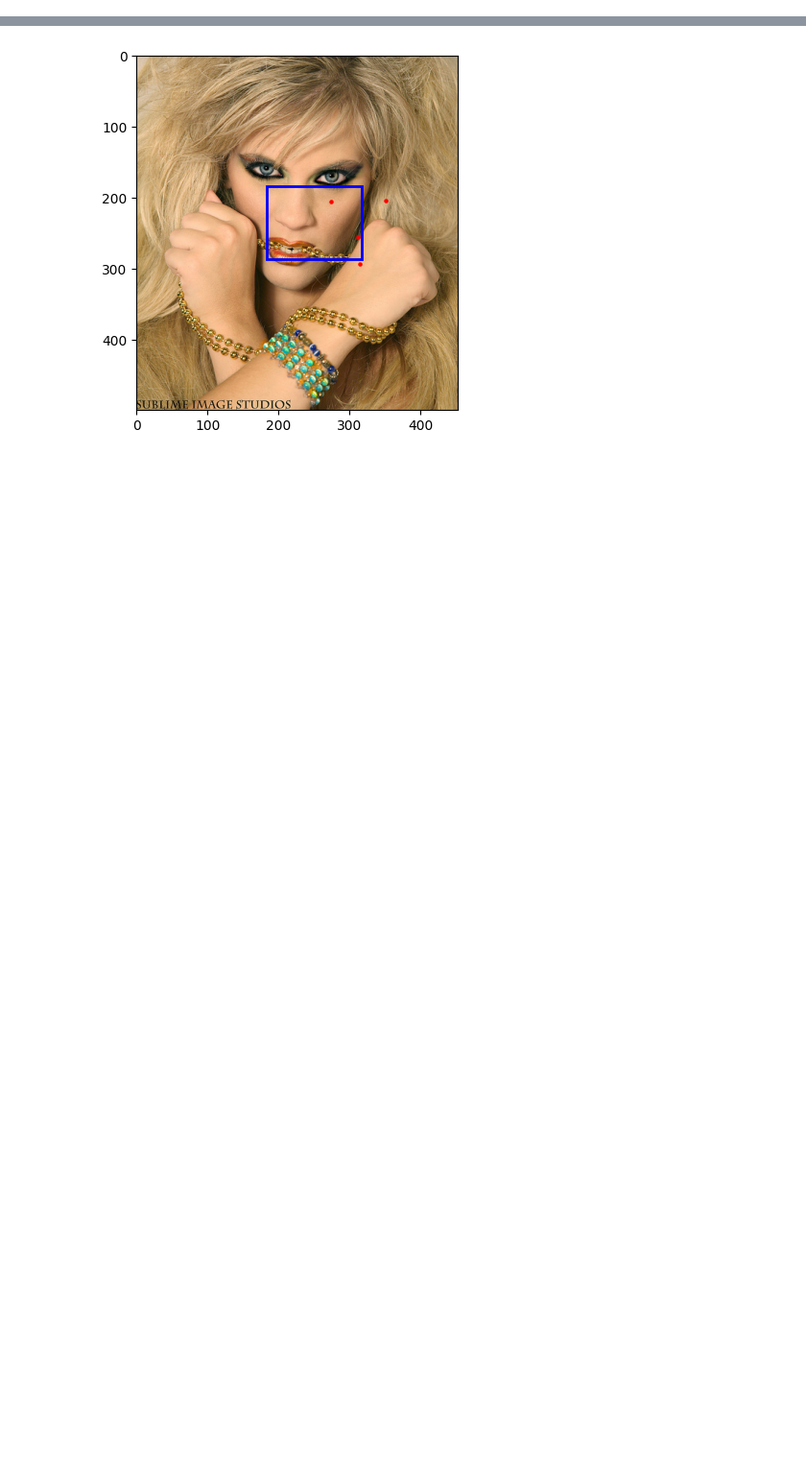
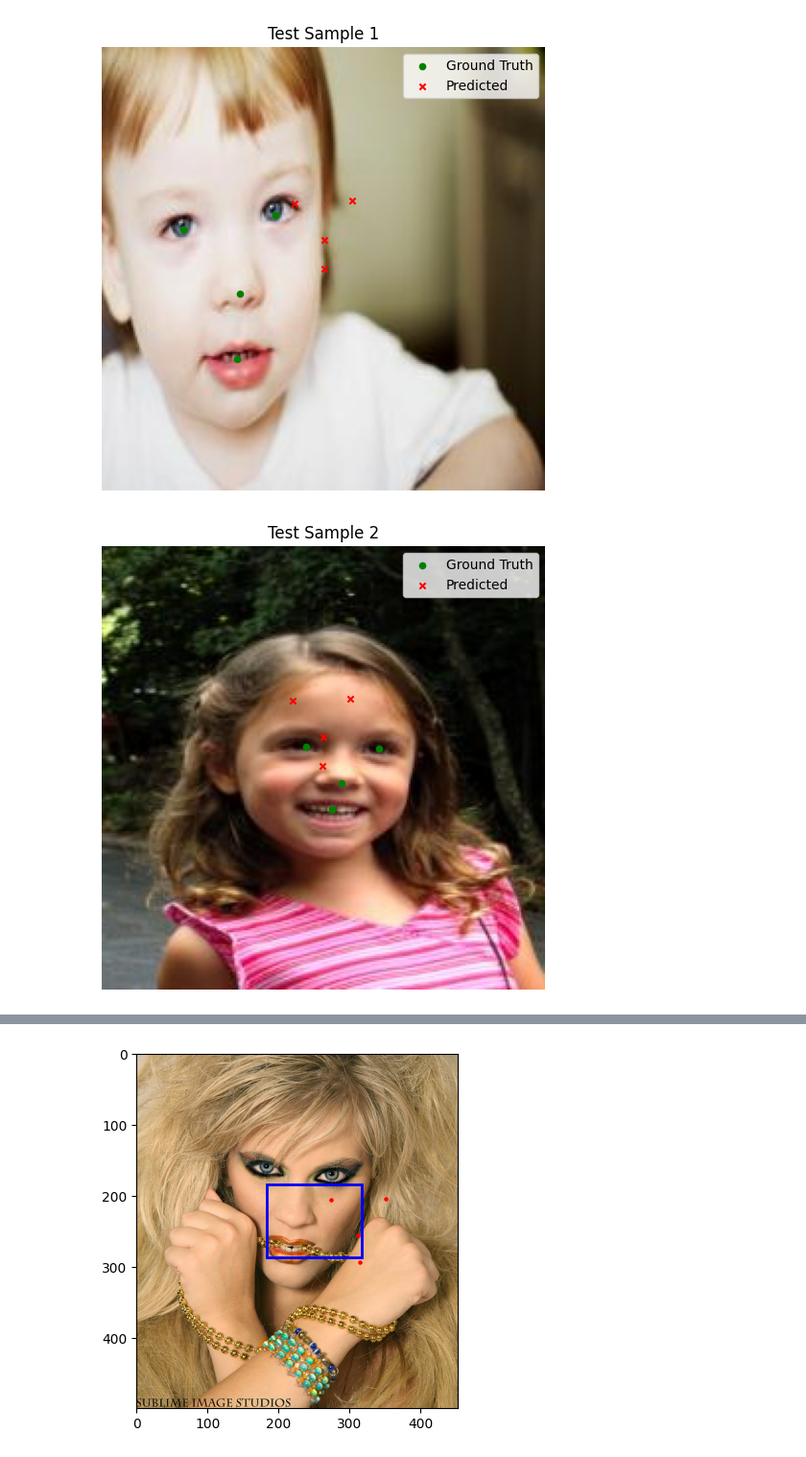
Before and after one commit to Zeepat/face-keypoint-detection, a Jupyter notebook: train.ipynb, the cells around one changed output, grey strips where cells are left out. Shown at 96% size. Saved outputs shown, nothing was run; the diff lists cells and outputs as text; code cells hidden in the pictures; blank space fills up the shorter version.

```diff
--- a/train.ipynb
+++ b/train.ipynb
@@ -29,11 +89,14 @@ optimizer = optim.Adam(model.parameters(), lr=1e-3)
+# %%
+device = 'cuda' if torch.cuda.is_available() else 'cpu'
 # %%
-train(model,
-      criterion_keypoints,
-      criterion_bbox,
-      optimizer,
-      train_loader,
-      val_loader,
-      epochs=50,
-      device='cuda',
-      bbox_weight=1.0)
+# Start training
+trained_model = train(model,
+                      criterion_keypoints,
+                      optimizer,
+                      scheduler,
+                      train_loader,
+                      val_loader,
+                      epochs=50,
+                      device=device,
+                      patience=10)  # Adjust patience as needed
 # %% [output]
@@ -52,0 +171,20 @@ Epoch 12/50 | Train Loss: 140831.9405 | Val Loss: 159646.6008
+# %%
+test_df = annotations_df[int(len(annotations_df)*0.9):].reset_index(drop=True)
+test_images_dir = processed_images_dir  # 'data/Images_Processed'
+
+# Initialize test dataset
+test_dataset = FaceKeypointDataset(annotations=test_df,
+                                   root_dir=test_images_dir,
+                                   transform=transform)  # 'transform' as defined in utils.py
+
+# Initialize and load the trained model
+trained_model = Net()
+trained_model.load_state_dict(torch.load(f'best_keypoint_model.pth'))
+trained_model.to(device)
+trained_model.eval()
+
+# Visualize inference on test samples
+visualize_inference(trained_model, test_dataset, device=device, num_samples=5)
+# %% [output]
+[figure, added]
+[figure, added]
```
Also changed, not shown: parts of 14 cells of this notebook.
